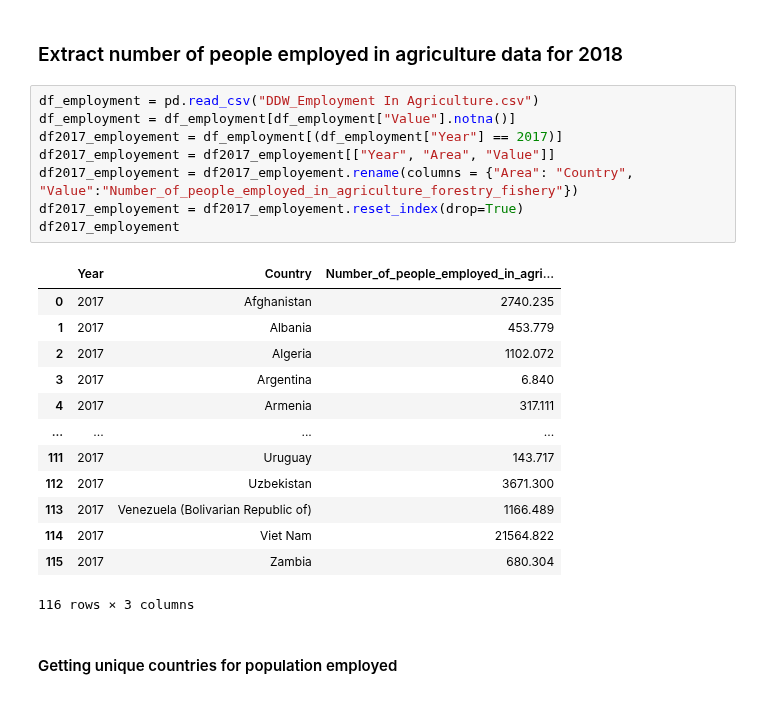
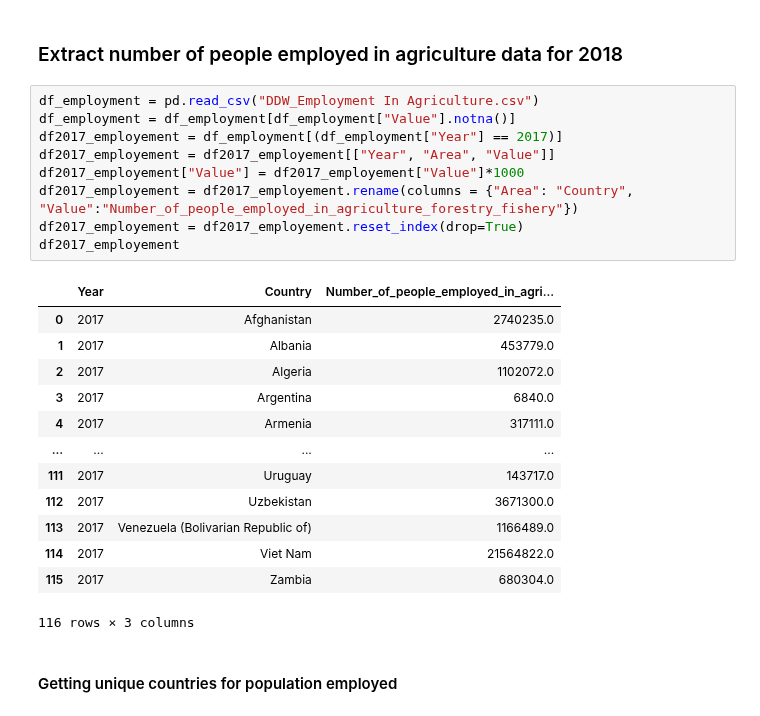
Before and after one commit to tanjoash/2D_data_driven_world, a Jupyter notebook: 2dwork/2D DDW.ipynb, the cells around one changed output. Drawn from its saved outputs; the diff is of its cells as text.

```diff
--- a/2dwork/2D DDW.ipynb
+++ b/2dwork/2D DDW.ipynb
@@ -245,24 +245,25 @@ df_eating_disorder_countries = df2017_eating_disorder.Country.unique()
 # %%
 df_employment = pd.read_csv("DDW_Employment In Agriculture.csv")
 df_employment = df_employment[df_employment["Value"].notna()]
 df2017_employement = df_employment[(df_employment["Year"] == 2017)]
 df2017_employement = df2017_employement[["Year", "Area", "Value"]]
+df2017_employement["Value"] = df2017_employement["Value"]*1000
 df2017_employement = df2017_employement.rename(columns = {"Area": "Country", "Value":"Number_of_people_employed_in_agriculture_forestry_fishery"})
 df2017_employement = df2017_employement.reset_index(drop=True)
 df2017_employement
 # %% [output]
 |  | Year | Country | Number_of_people_employed_in_agri... |
-| 0 | 2017 | Afghanistan | 2740.235 |
-| 1 | 2017 | Albania | 453.779 |
-| 2 | 2017 | Algeria | 1102.072 |
-| 3 | 2017 | Argentina | 6.840 |
-| 4 | 2017 | Armenia | 317.111 |
+| 0 | 2017 | Afghanistan | 2740235.0 |
+| 1 | 2017 | Albania | 453779.0 |
+| 2 | 2017 | Algeria | 1102072.0 |
+| 3 | 2017 | Argentina | 6840.0 |
+| 4 | 2017 | Armenia | 317111.0 |
 | ... | ... | ... | ... |
-| 111 | 2017 | Uruguay | 143.717 |
-| 112 | 2017 | Uzbekistan | 3671.300 |
-| 113 | 2017 | Venezuela (Bolivarian Republic of) | 1166.489 |
-| 114 | 2017 | Viet Nam | 21564.822 |
-| 115 | 2017 | Zambia | 680.304 |
+| 111 | 2017 | Uruguay | 143717.0 |
+| 112 | 2017 | Uzbekistan | 3671300.0 |
+| 113 | 2017 | Venezuela (Bolivarian Republic of) | 1166489.0 |
+| 114 | 2017 | Viet Nam | 21564822.0 |
+| 115 | 2017 | Zambia | 680304.0 |
 116 rows × 3 columns
 # %% [markdown]
 #### Getting unique countries for population employed
```
Also changed, not shown: parts of 14 cells of this notebook, 1 other file.
